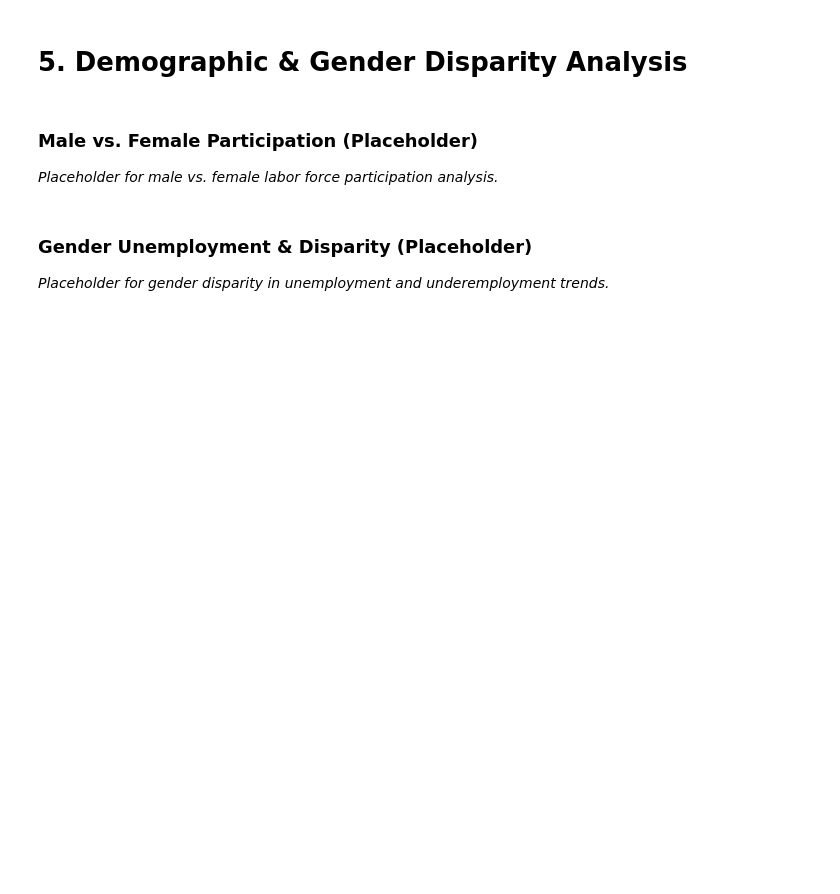
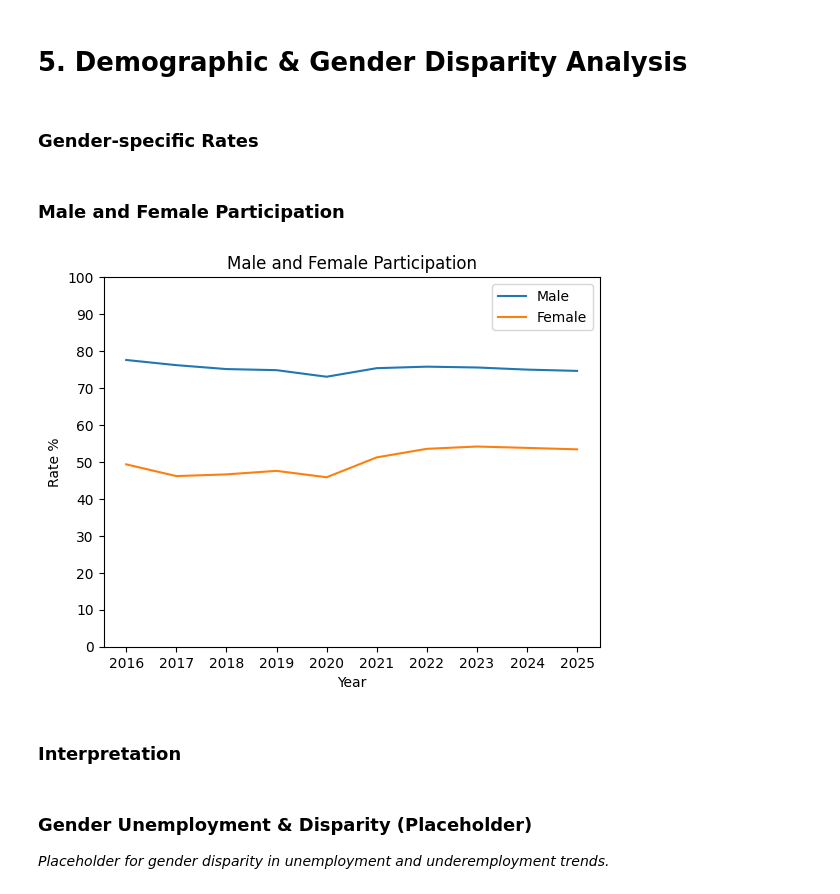
Before and after one commit to FrinceNacion/Philippine-Labor-2016-2025-Market-Analysis, a Jupyter notebook: notebook.ipynb, the cells around one changed output. Cells and saved outputs as stored; diff of their text form; code cells hidden in the pictures; blank space fills up the shorter version.

Commit message:
Update: Added Gender-specific rates and Male & Female participation

```diff
--- a/notebook.ipynb
+++ b/notebook.ipynb
@@ -259,9 +259,32 @@ plt.show()
 *   The same can be seen with Underemployment, dropping to around ~12% in 2024 - 2025.
 # %% [markdown]
 # 5. Demographic & Gender Disparity Analysis
+# %% [markdown]
+### Gender-specific Rates
+# %%
+# Labor Force Participation Rate (LFPR)
+labor_market['LFPR_Male_%'] = (labor_market['Persons in the Labor Force Male'] / labor_market['Total Population 15 Years Old and Over Male']) * 100
+labor_market['LFPR_Female_%'] = (labor_market['Persons in the Labor Force Female'] / labor_market['Total Population 15 Years Old and Over Female']) * 100
 # %% [markdown]
-### Male vs. Female Participation (Placeholder)
-*Placeholder for male vs. female labor force participation analysis.*
+### Male and Female Participation
+# %%
+x = labor_market['Year']
+y1 = labor_market['LFPR_Male_%']
+y2 = labor_market['LFPR_Female_%']
+
+plt.plot(x, y1, label = 'Male')
+plt.plot(x, y2, label = 'Female')
+plt.xlabel('Year')
+plt.ylabel('Rate %')
+plt.title('Male and Female Participation')
+plt.xticks(np.arange(2016, 2026, 1))
+plt.yticks(np.arange(0, 101, 10))
+plt.legend()
+plt.show()
+# %% [output]
+[figure, added]
+# %% [markdown]
+### Interpretation
 # %% [markdown]
 ### Gender Unemployment & Disparity (Placeholder)
 *Placeholder for gender disparity in unemployment and underemployment trends.*
```
